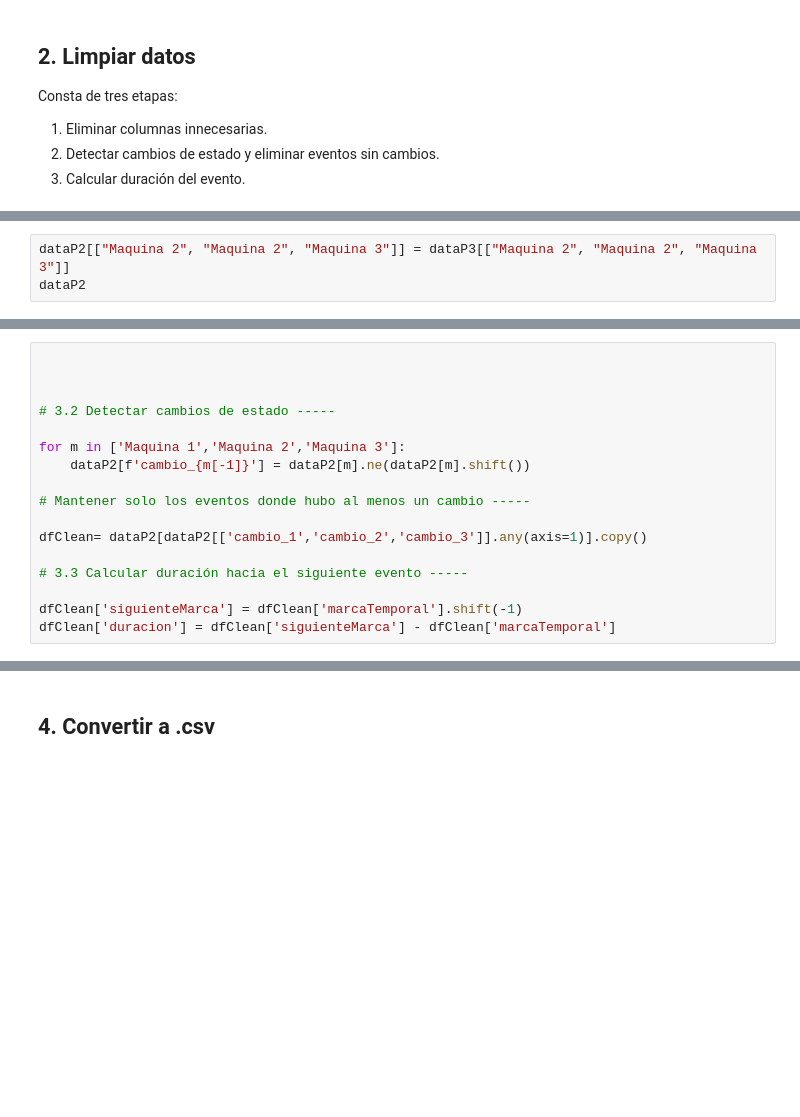
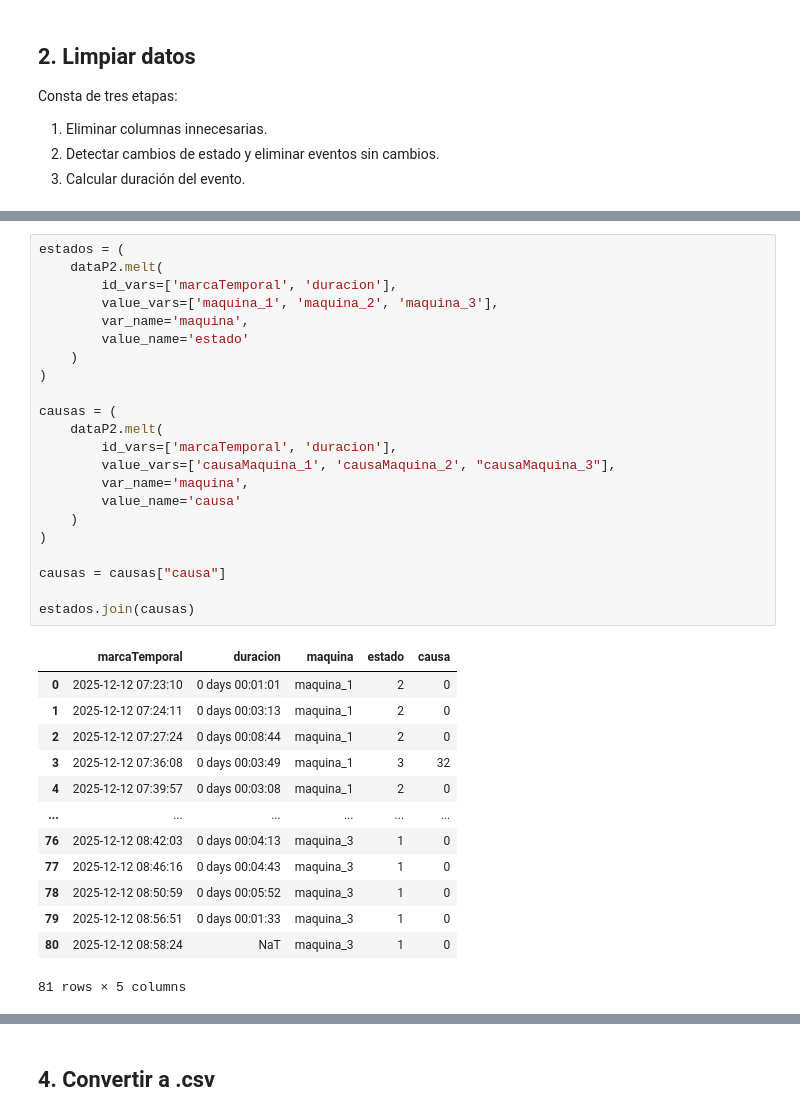
Before and after one commit to OskrBeltrn/dataCleaningToolSAMTM, a Jupyter notebook: cleaningTool.ipynb, the cells around one changed output, grey strips where cells are left out. Cells and saved outputs as stored; diff of their text form; blank space fills up the shorter version.

```diff
--- a/cleaningTool.ipynb
+++ b/cleaningTool.ipynb
@@ -84,3 +76,0 @@ dataP3 = dataP3[['marcaTemporal', 'Maquina 1', 'Maquina 2', 'Maquina 3']]
-# %%
-dataP2[["Maquina 2", "Maquina 2", "Maquina 3"]] = dataP3[["Maquina 2", "Maquina 2", "Maquina 3"]]
-dataP2
@@ -103,17 +114,0 @@ dataP2["duracion"] = (dataP2["siguienteMarca"] - dataP2["marcaTemporal"])/pd.Tim
-# %%
-
-
-
-# 3.2 Detectar cambios de estado -----
-
-for m in ['Maquina 1','Maquina 2','Maquina 3']:
-    dataP2[f'cambio_{m[-1]}'] = dataP2[m].ne(dataP2[m].shift())
-
-# Mantener solo los eventos donde hubo al menos un cambio -----
-
-dfClean= dataP2[dataP2[['cambio_1','cambio_2','cambio_3']].any(axis=1)].copy()
-
-# 3.3 Calcular duración hacia el siguiente evento -----
-
-dfClean['siguienteMarca'] = dfClean['marcaTemporal'].shift(-1)
-dfClean['duracion'] = dfClean['siguienteMarca'] - dfClean['marcaTemporal']
@@ -139,0 +135,36 @@ dfClean
+# %%
+estados = (
+    dataP2.melt(
+        id_vars=['marcaTemporal', 'duracion'],
+        value_vars=['maquina_1', 'maquina_2', 'maquina_3'],
+        var_name='maquina',
+        value_name='estado'
+    )
+)
+
+causas = (
+    dataP2.melt(
+        id_vars=['marcaTemporal', 'duracion'],
+        value_vars=['causaMaquina_1', 'causaMaquina_2', "causaMaquina_3"],
+        var_name='maquina',
+        value_name='causa'
+    )
+)
+
+causas = causas["causa"]
+
+estados.join(causas)
+# %% [output]
+|  | marcaTemporal | duracion | maquina | estado | causa |
+| 0 | 2025-12-12 07:23:10 | 0 days 00:01:01 | maquina_1 | 2 | 0 |
+| 1 | 2025-12-12 07:24:11 | 0 days 00:03:13 | maquina_1 | 2 | 0 |
+| 2 | 2025-12-12 07:27:24 | 0 days 00:08:44 | maquina_1 | 2 | 0 |
+| 3 | 2025-12-12 07:36:08 | 0 days 00:03:49 | maquina_1 | 3 | 32 |
+| 4 | 2025-12-12 07:39:57 | 0 days 00:03:08 | maquina_1 | 2 | 0 |
+| ... | ... | ... | ... | ... | ... |
+| 76 | 2025-12-12 08:42:03 | 0 days 00:04:13 | maquina_3 | 1 | 0 |
+| 77 | 2025-12-12 08:46:16 | 0 days 00:04:43 | maquina_3 | 1 | 0 |
+| 78 | 2025-12-12 08:50:59 | 0 days 00:05:52 | maquina_3 | 1 | 0 |
+| 79 | 2025-12-12 08:56:51 | 0 days 00:01:33 | maquina_3 | 1 | 0 |
+| 80 | 2025-12-12 08:58:24 | NaT | maquina_3 | 1 | 0 |
+81 rows × 5 columns
```
Also changed, not shown: parts of 17 cells of this notebook.
